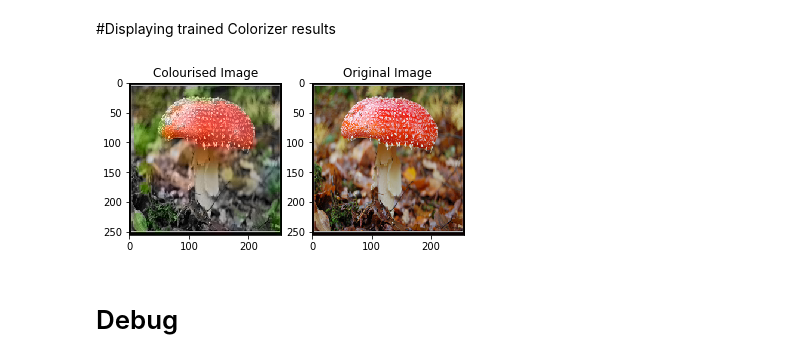
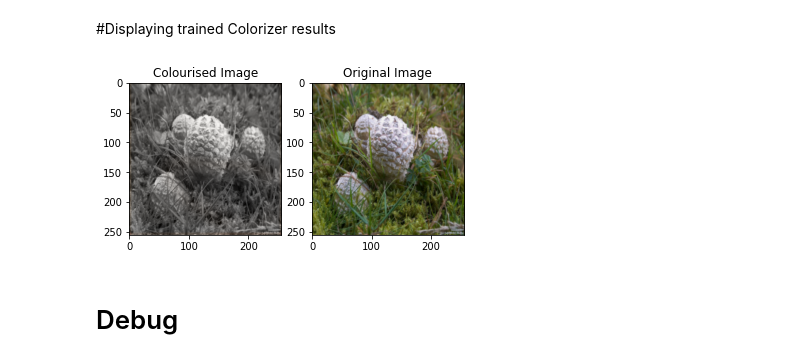
Before and after one commit to smkj33/greyscale-image-colourisation, a Jupyter notebook: Sid_Image_Colorisation.ipynb, the cells around one changed output. Saved outputs shown, nothing was run; the diff lists cells and outputs as text; code cells hidden in the pictures.

```diff
--- a/Sid_Image_Colorisation.ipynb
+++ b/Sid_Image_Colorisation.ipynb
@@ -724,29 +708,30 @@ Training duration and scope
 # %%
 # Test with random image from end of dataset
 from random import seed
 from random import randint
 
-dataiter_test = iter(trainloader)
+# dataiter_test = iter(trainloader)
+dataiter_test = iter(testloader)
 img = dataiter_test.next().cuda()
 l = img[0:1:,0:1,:,:]
 ab = img[0:1:,1:,:,:]
 z_hat = net(l)
 ab_hat = H(z_hat)
 ab_hat = ab_hat.permute(2,0,1).unsqueeze(0)
 ab_hat_256 = F.interpolate(ab_hat, (256, 256))
 img_rgb = reconstruct_predicted(l.cpu(), ab_hat_256.detach().cpu())
 img_rgb_original = reconstruct_predicted(l.cpu(), ab.cpu())
 
 fig, axs = plt.subplots(1, 2)
 axs[0].imshow(img_rgb)
 axs[0].set_title("Colourised Image")
 
 axs[1].imshow(img_rgb_original)
 axs[1].set_title("Original Image")
 
 plt.show()
 # %% [output]
-[figure, old version]
+[figure, new version]
 # %% [markdown]
 # Debug
 # %%
```
Also changed, not shown: parts of 6 cells of this notebook.
